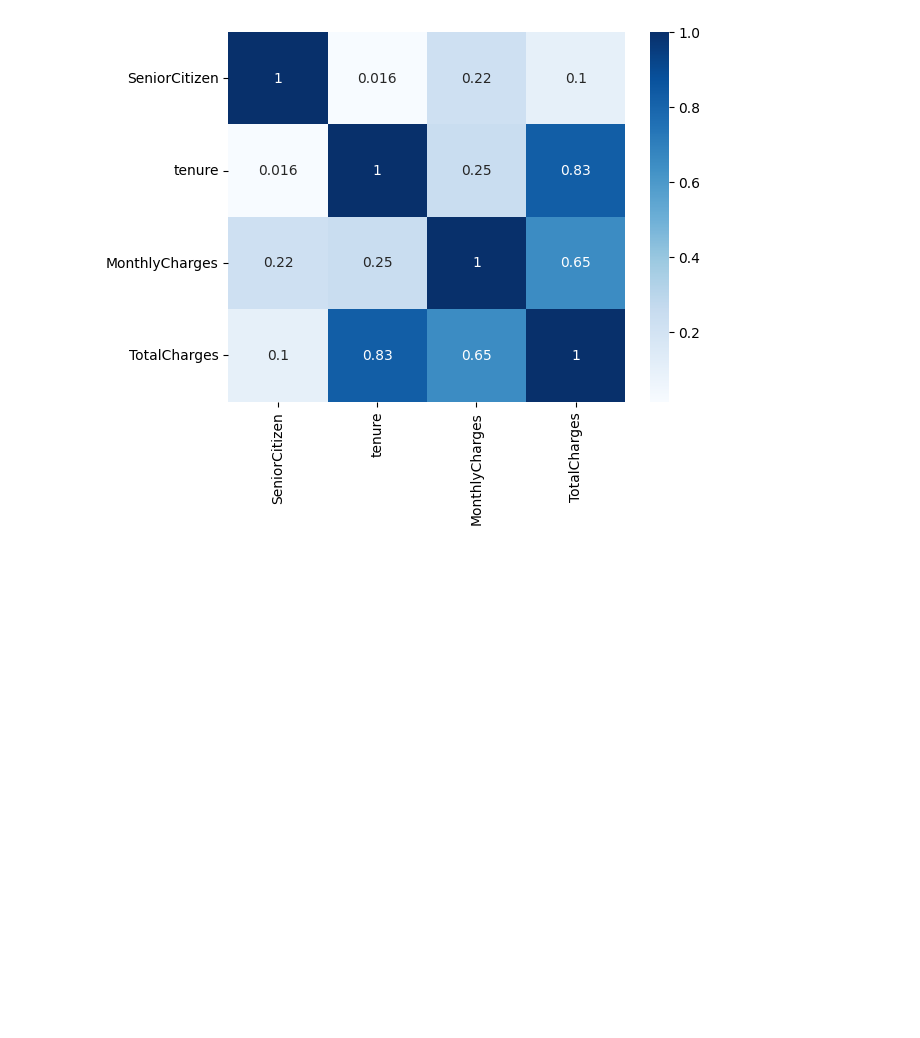
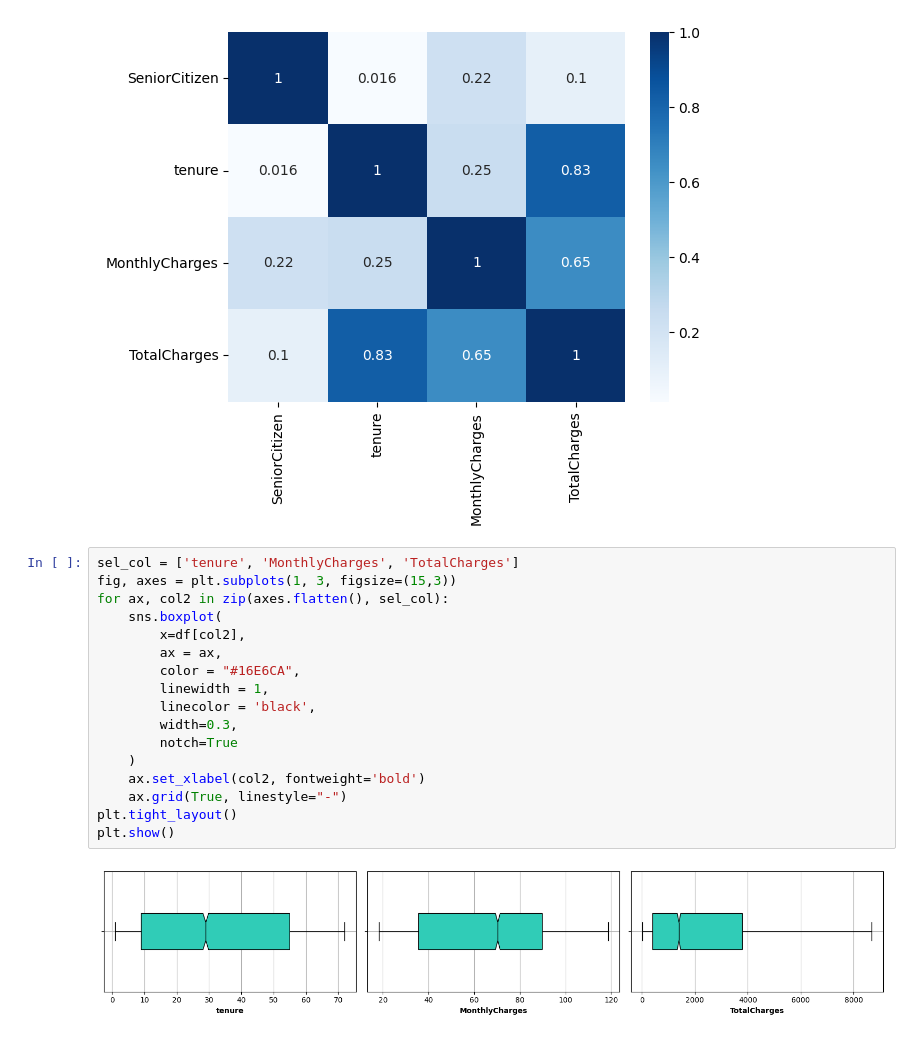
Before and after one commit to Md-Maruf-1727/customer-churn-prediction-ml, a Jupyter notebook: NoteBooks/01_data_understanding&cleaning.ipynb, the cells around one changed output. Saved outputs shown, nothing was run; the diff lists cells and outputs as text; blank space fills up the shorter version.

Commit message:
boxplot

```diff
--- a/NoteBooks/01_data_understanding&cleaning.ipynb
+++ b/NoteBooks/01_data_understanding&cleaning.ipynb
@@ -266,3 +266,22 @@ sns.heatmap(df.corr(numeric_only=True), annot=True, cmap='Blues')
 # %% [output]
 <Axes: >
 [figure]
+# %%
+sel_col = ['tenure', 'MonthlyCharges', 'TotalCharges']
+fig, axes = plt.subplots(1, 3, figsize=(15,3))
+for ax, col2 in zip(axes.flatten(), sel_col):
+    sns.boxplot(
+        x=df[col2],
+        ax = ax,
+        color = "#16E6CA",
+        linewidth = 1,
+        linecolor = 'black',
+        width=0.3,
+        notch=True
+    )
+    ax.set_xlabel(col2, fontweight='bold')
+    ax.grid(True, linestyle="-")
+plt.tight_layout()
+plt.show()
+# %% [output]
+[figure, added]
```
Also changed, not shown: parts of 4 cells of this notebook.
